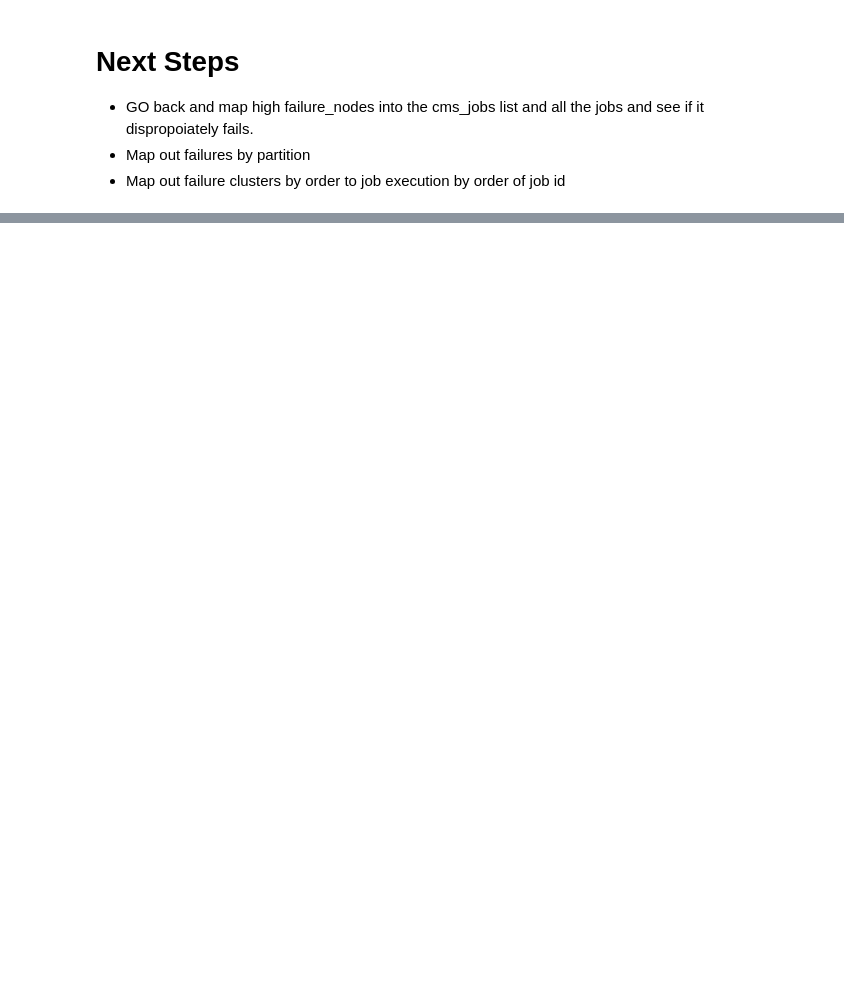
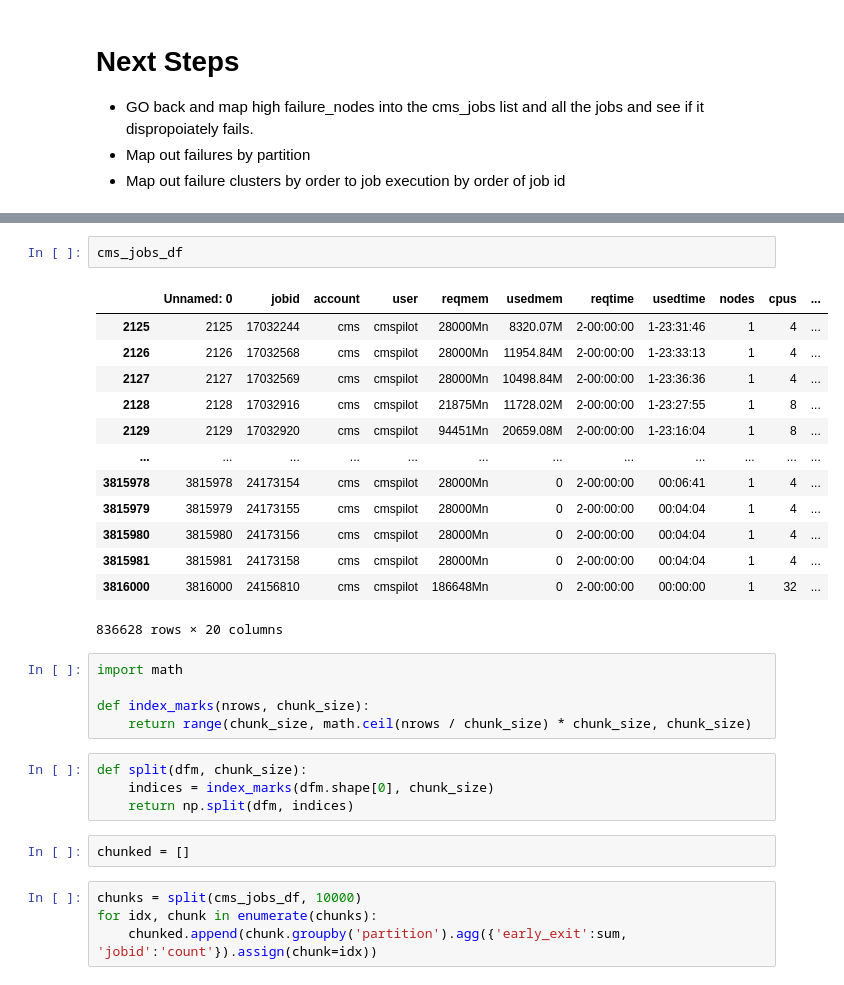
Before and after one commit to nss-data-science-cohort-4/dq2-accre-team-6, a Jupyter notebook: notebooks/03_cms_question.ipynb, the cells around one changed output, grey strips where cells are left out. Drawn from its saved outputs; the diff is of its cells as text; blank space fills up the shorter version.

```diff
--- a/notebooks/03_cms_question.ipynb
+++ b/notebooks/03_cms_question.ipynb
@@ -99,0 +160,31 @@ len(high_failure_nodes)
+# %%
+cms_jobs_df
+# %% [output]
+|  | Unnamed: 0 | jobid | account | user | reqmem | usedmem | reqtime | usedtime | nodes | cpus | ... |
+| 2125 | 2125 | 17032244 | cms | cmspilot | 28000Mn | 8320.07M | 2-00:00:00 | 1-23:31:46 | 1 | 4 | ... |
+| 2126 | 2126 | 17032568 | cms | cmspilot | 28000Mn | 11954.84M | 2-00:00:00 | 1-23:33:13 | 1 | 4 | ... |
+| 2127 | 2127 | 17032569 | cms | cmspilot | 28000Mn | 10498.84M | 2-00:00:00 | 1-23:36:36 | 1 | 4 | ... |
+| 2128 | 2128 | 17032916 | cms | cmspilot | 21875Mn | 11728.02M | 2-00:00:00 | 1-23:27:55 | 1 | 8 | ... |
+| 2129 | 2129 | 17032920 | cms | cmspilot | 94451Mn | 20659.08M | 2-00:00:00 | 1-23:16:04 | 1 | 8 | ... |
+| ... | ... | ... | ... | ... | ... | ... | ... | ... | ... | ... | ... |
+| 3815978 | 3815978 | 24173154 | cms | cmspilot | 28000Mn | 0 | 2-00:00:00 | 00:06:41 | 1 | 4 | ... |
+| 3815979 | 3815979 | 24173155 | cms | cmspilot | 28000Mn | 0 | 2-00:00:00 | 00:04:04 | 1 | 4 | ... |
+| 3815980 | 3815980 | 24173156 | cms | cmspilot | 28000Mn | 0 | 2-00:00:00 | 00:04:04 | 1 | 4 | ... |
+| 3815981 | 3815981 | 24173158 | cms | cmspilot | 28000Mn | 0 | 2-00:00:00 | 00:04:04 | 1 | 4 | ... |
+| 3816000 | 3816000 | 24156810 | cms | cmspilot | 186648Mn | 0 | 2-00:00:00 | 00:00:00 | 1 | 32 | ... |
+836628 rows × 20 columns
+# %%
+import math
+
+def index_marks(nrows, chunk_size):
+    return range(chunk_size, math.ceil(nrows / chunk_size) * chunk_size, chunk_size)
+# %%
+def split(dfm, chunk_size):
+    indices = index_marks(dfm.shape[0], chunk_size)
+    return np.split(dfm, indices)
+# %%
+chunked = []
+# %%
+chunks = split(cms_jobs_df, 10000)
+for idx, chunk in enumerate(chunks):
+    chunked.append(chunk.groupby('partition').agg({'early_exit':sum, 'jobid':'count'}).assign(chunk=idx))
```
Also changed, not shown: parts of 26 cells of this notebook, 1 other file.
